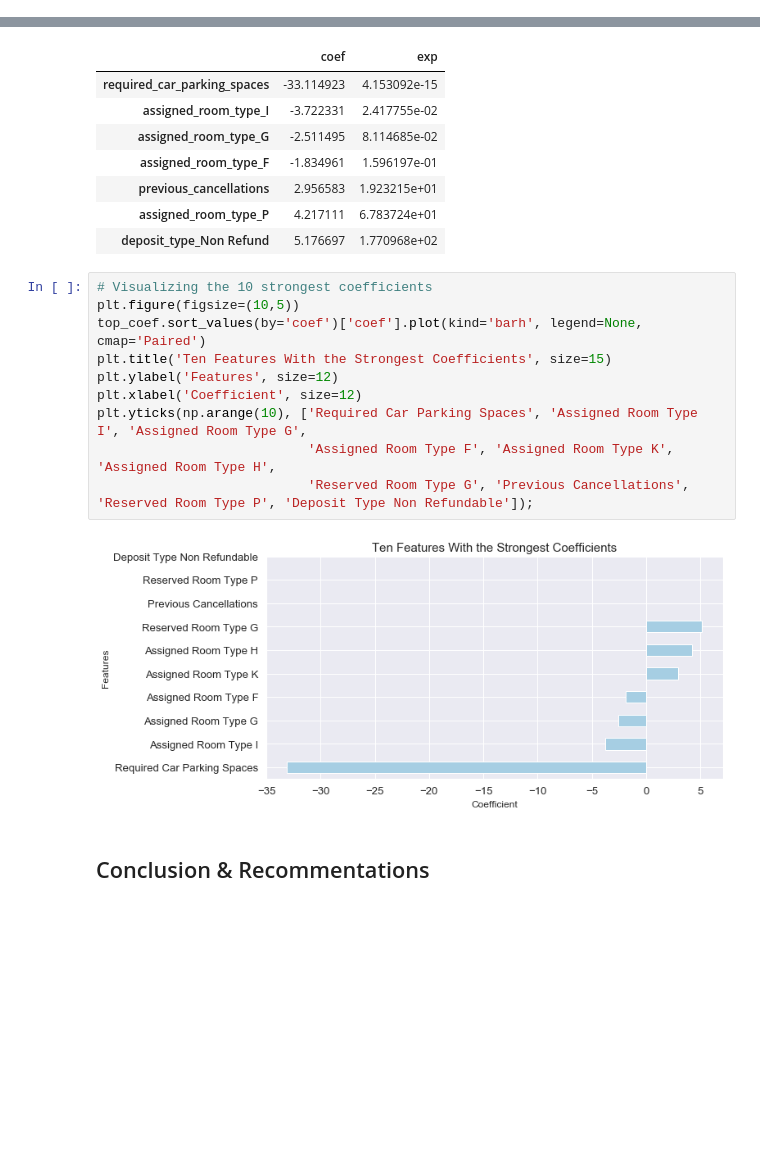
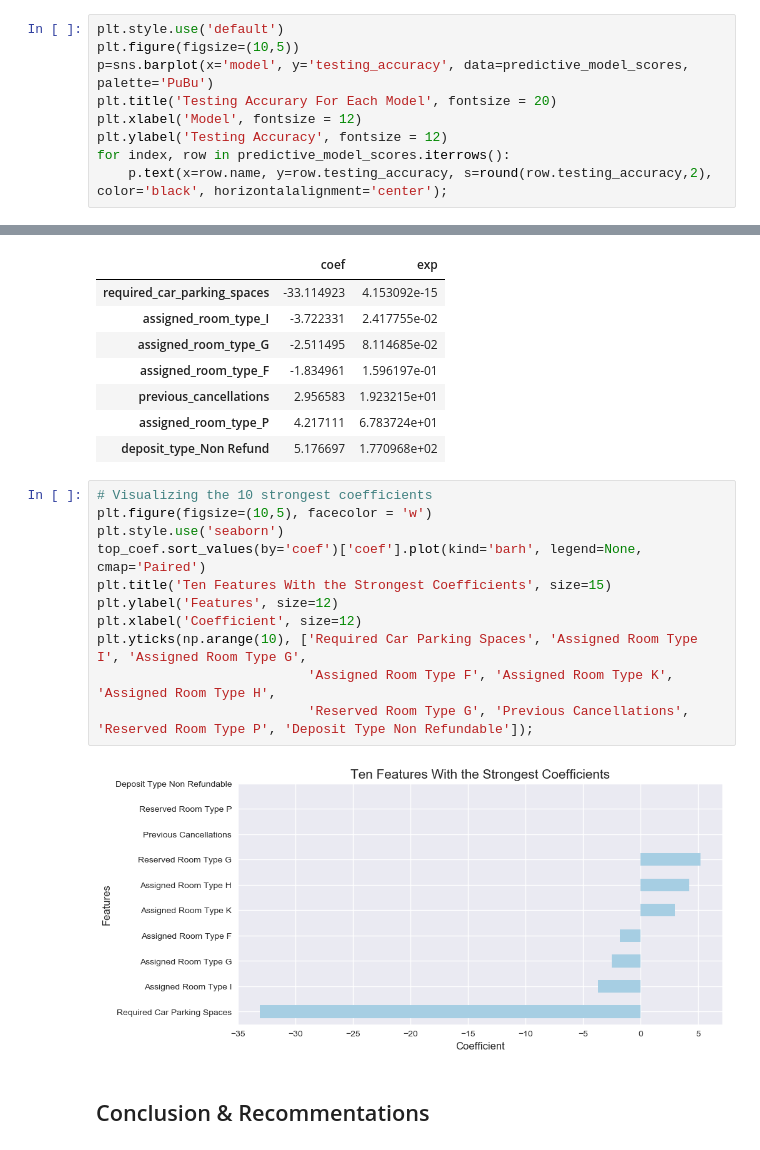
Before and after one commit to JulKelman/Predicting-Hotel-Bookings-Cancellation, a Jupyter notebook: code/Notebook 2.ipynb, the cells around one changed output, grey strips where cells are left out. Drawn from its saved outputs; the diff is of its cells as text; blank space fills up the shorter version.

```diff
--- a/code/Notebook 2.ipynb
+++ b/code/Notebook 2.ipynb
@@ -930,0 +964,9 @@ Testing binary_accuracy: 0.9721353650093079
+# %%
+plt.style.use('default')
+plt.figure(figsize=(10,5))
+p=sns.barplot(x='model', y='testing_accuracy', data=predictive_model_scores, palette='PuBu')
+plt.title('Testing Accurary For Each Model', fontsize = 20)
+plt.xlabel('Model', fontsize = 12)
+plt.ylabel('Testing Accuracy', fontsize = 12)
+for index, row in predictive_model_scores.iterrows():
+    p.text(x=row.name, y=row.testing_accuracy, s=round(row.testing_accuracy,2), color='black', horizontalalignment='center');
@@ -1038,16 +1084,17 @@ top_coef.sort_values('coef')
 | deposit_type_Non Refund | 5.176697 | 1.770968e+02 |
 # %%
 # Visualizing the 10 strongest coefficients
-plt.figure(figsize=(10,5))
+plt.figure(figsize=(10,5), facecolor = 'w')
+plt.style.use('seaborn')
 top_coef.sort_values(by='coef')['coef'].plot(kind='barh', legend=None, cmap='Paired')
 plt.title('Ten Features With the Strongest Coefficients', size=15)
 plt.ylabel('Features', size=12)
 plt.xlabel('Coefficient', size=12)
 plt.yticks(np.arange(10), ['Required Car Parking Spaces', 'Assigned Room Type I', 'Assigned Room Type G',
                            'Assigned Room Type F', 'Assigned Room Type K', 'Assigned Room Type H',
                            'Reserved Room Type G', 'Previous Cancellations', 'Reserved Room Type P', 'Deposit Type Non Refundable']);
 # %% [output]
-[figure, old version]
+[figure, new version]
 # %% [markdown]
 ## Conclusion & Recommentations
 # %% [markdown]
```
Also changed, not shown: parts of 29 cells of this notebook.
